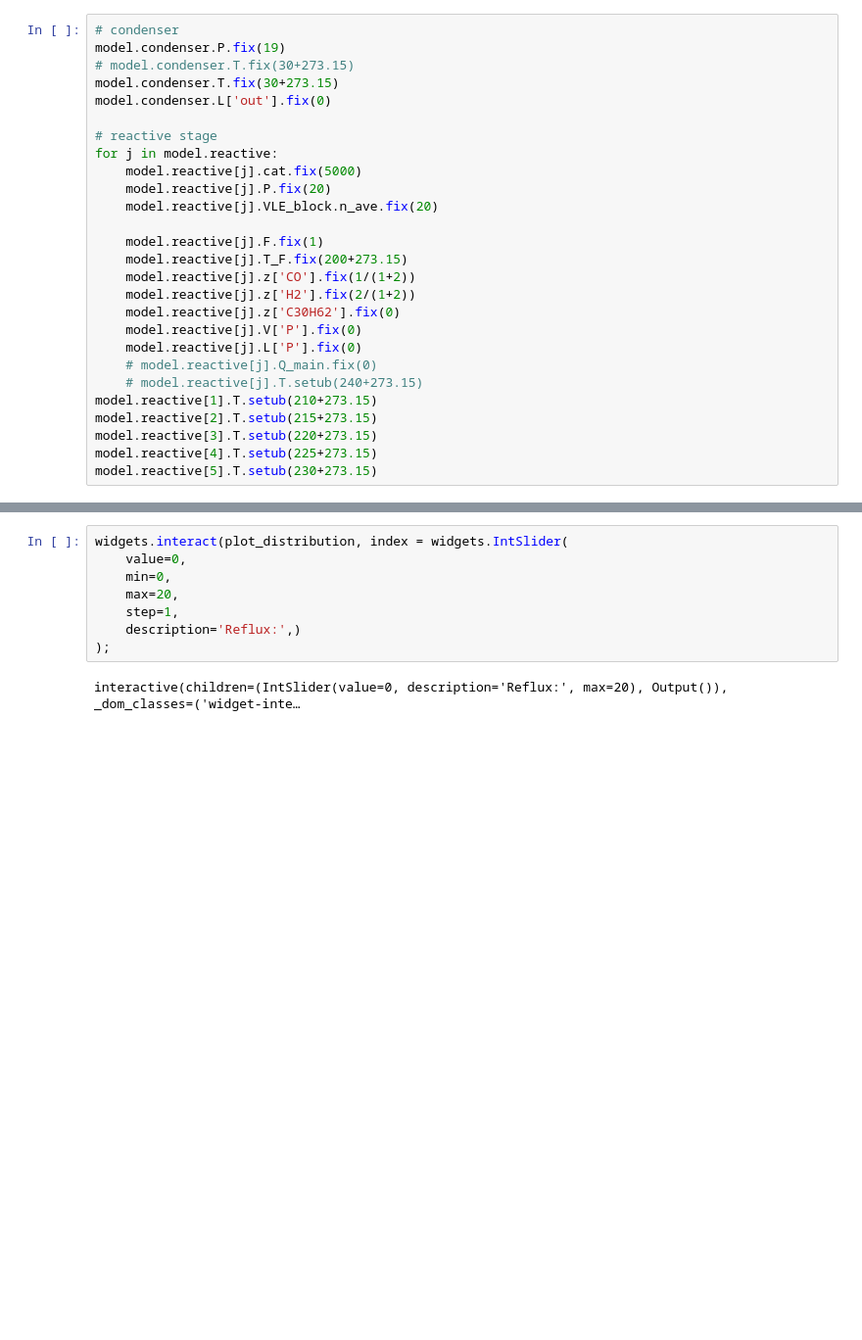
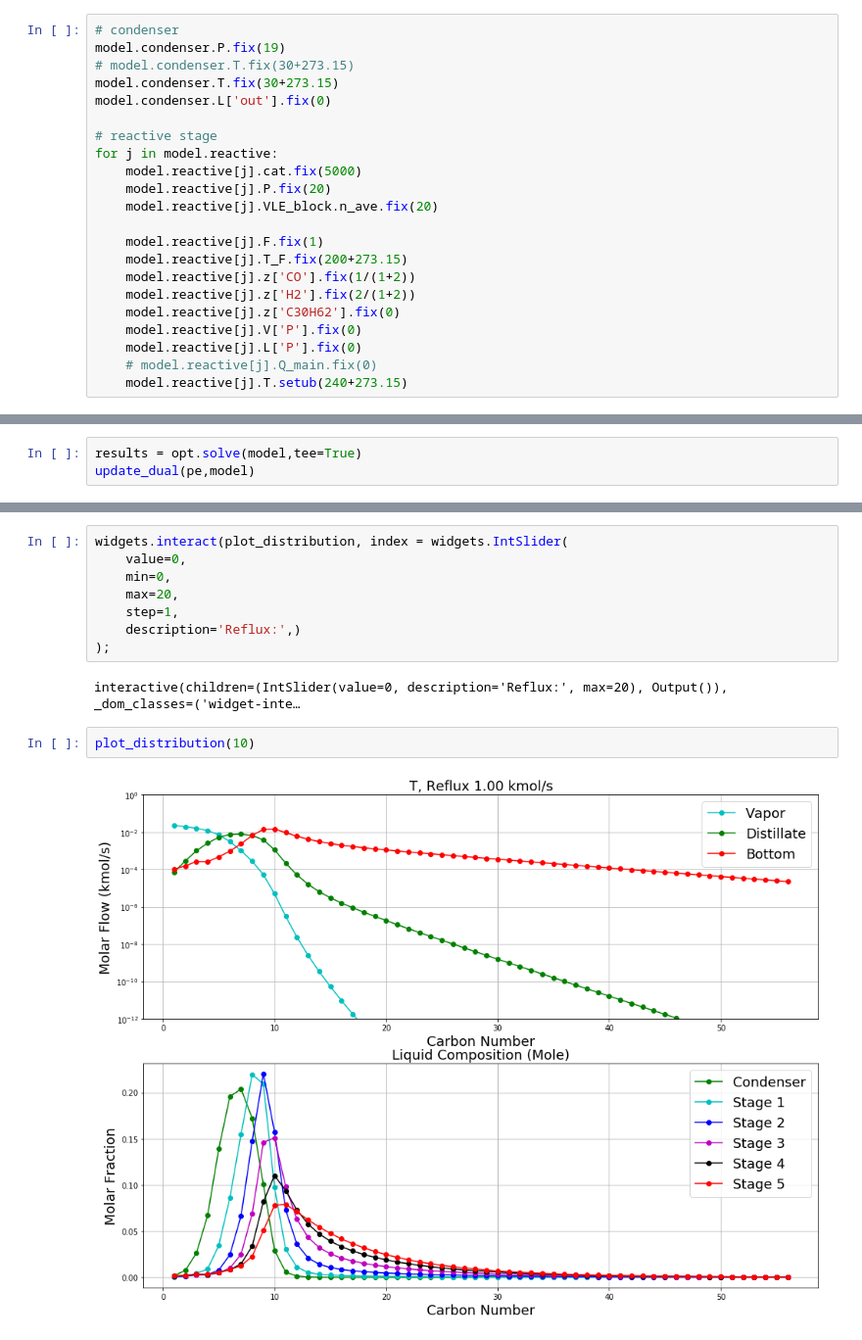
Before and after one commit to naienh/FT-Reactive-Distillation-Pyomo, a Jupyter notebook: showcase/3rd Level 5-Stage Reaction Distillation-low T.ipynb, the cells around one changed output, grey strips where cells are left out. Shown at 98% size. Cells and saved outputs as stored; diff of their text form; blank space fills up the shorter version.

```diff
--- a/showcase/3rd Level 5-Stage Reaction Distillation-low T.ipynb
+++ b/showcase/3rd Level 5-Stage Reaction Distillation-low T.ipynb
@@ -204,12 +204,7 @@ for j in model.reactive:
     model.reactive[j].V['P'].fix(0)
     model.reactive[j].L['P'].fix(0)
     # model.reactive[j].Q_main.fix(0)
-    # model.reactive[j].T.setub(240+273.15)
-model.reactive[1].T.setub(210+273.15)
-model.reactive[2].T.setub(215+273.15)
-model.reactive[3].T.setub(220+273.15)
-model.reactive[4].T.setub(225+273.15)
-model.reactive[5].T.setub(230+273.15)
+    model.reactive[j].T.setub(240+273.15)
 # %%
 check_DOF(pe,model)
 # %% [output]
@@ -258,0 +260,3 @@ update_dual(pe,model)
+# %%
+results = opt.solve(model,tee=True)
+update_dual(pe,model)
@@ -437,3 +459,7 @@ widgets.interact(plot_distribution, index = widgets.IntSlider(
 );
 # %% [output]
 interactive(children=(IntSlider(value=0, description='Reflux:', max=20), Output()), _dom_classes=('widget-inte…
+# %%
+plot_distribution(10)
+# %% [output]
+[figure, added]
```
Also changed, not shown: parts of 5 cells of this notebook, 1 other file.
